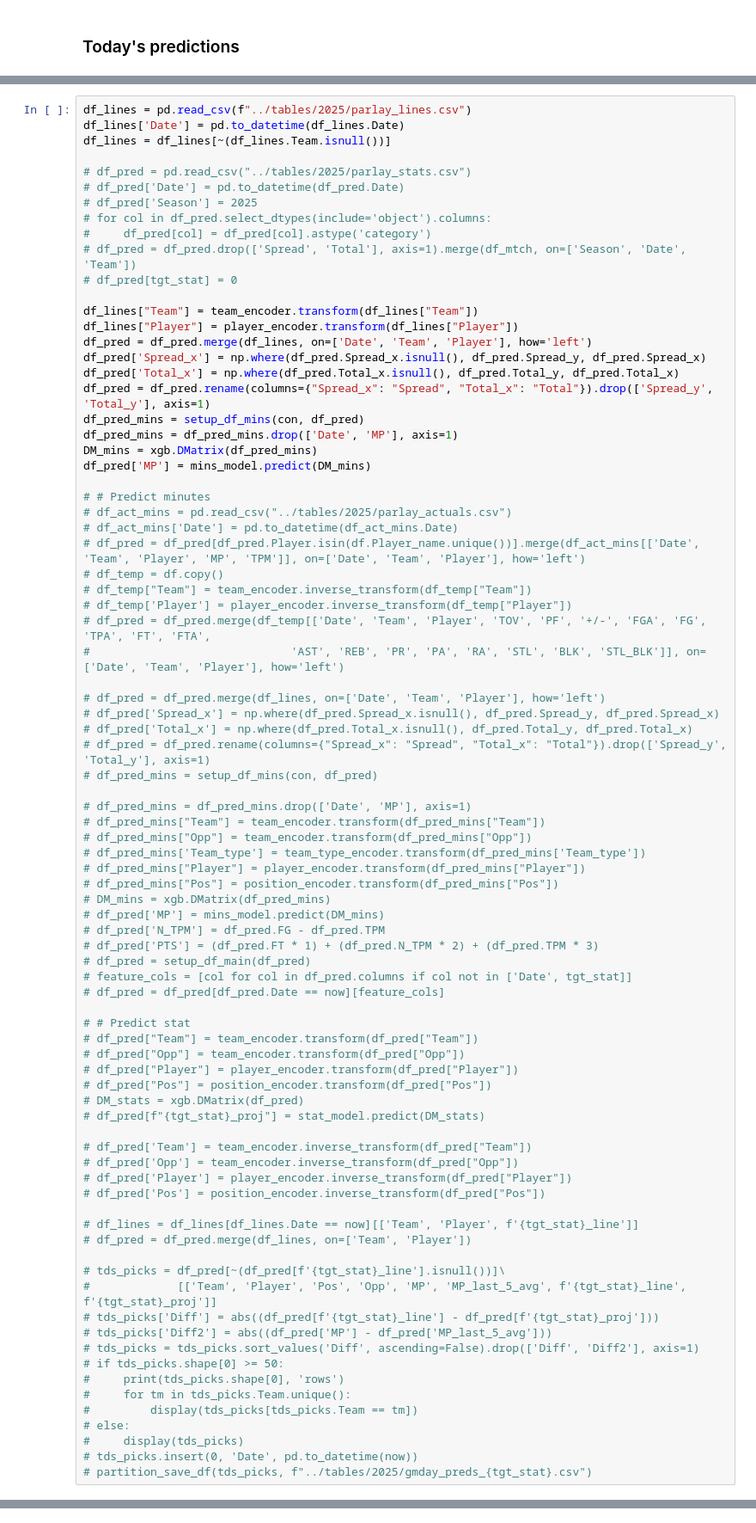
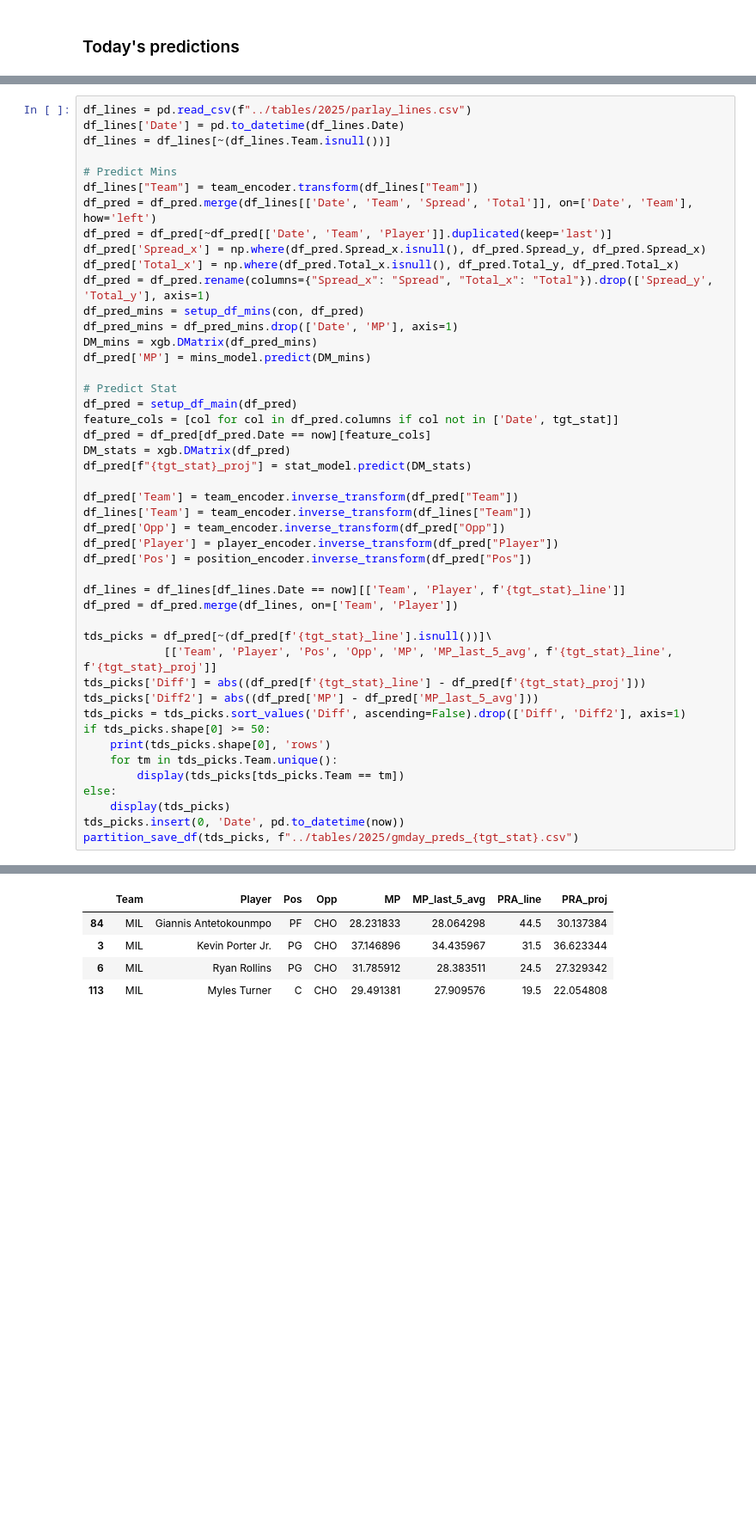
Before and after one commit to Relenes510/fantasy_basketball, a Jupyter notebook: notebooks/create_ML_Regression_model.ipynb, the cells around one changed output, grey strips where cells are left out. Shown at 86% size. Cells and saved outputs as stored; diff of their text form; blank space fills up the shorter version.

Commit message:
Setup Predictions

```diff
--- a/notebooks/create_ML_Regression_model.ipynb
+++ b/notebooks/create_ML_Regression_model.ipynb
@@ -1018,17 +873,10 @@ df_lines = pd.read_csv(f"../tables/2025/parlay_lines.csv")
 df_lines['Date'] = pd.to_datetime(df_lines.Date)
 df_lines = df_lines[~(df_lines.Team.isnull())]
 
-# df_pred = pd.read_csv("../tables/2025/parlay_stats.csv")
-# df_pred['Date'] = pd.to_datetime(df_pred.Date)
-# df_pred['Season'] = 2025
-# for col in df_pred.select_dtypes(include='object').columns:
-#     df_pred[col] = df_pred[col].astype('category')
-# df_pred = df_pred.drop(['Spread', 'Total'], axis=1).merge(df_mtch, on=['Season', 'Date', 'Team'])
-# df_pred[tgt_stat] = 0
-
+# Predict Mins
 df_lines["Team"] = team_encoder.transform(df_lines["Team"])
-df_lines["Player"] = player_encoder.transform(df_lines["Player"])
-df_pred = df_pred.merge(df_lines, on=['Date', 'Team', 'Player'], how='left')
+df_pred = df_pred.merge(df_lines[['Date', 'Team', 'Spread', 'Total']], on=['Date', 'Team'], how='left')
+df_pred = df_pred[~df_pred[['Date', 'Team', 'Player']].duplicated(keep='last')]
 df_pred['Spread_x'] = np.where(df_pred.Spread_x.isnull(), df_pred.Spread_y, df_pred.Spread_x)
 df_pred['Total_x'] = np.where(df_pred.Total_x.isnull(), df_pred.Total_y, df_pred.Total_x)
 df_pred = df_pred.rename(columns={"Spread_x": "Spread", "Total_x": "Total"}).drop(['Spread_y', 'Total_y'], axis=1)
@@ -1037,63 +885,33 @@ df_pred_mins = df_pred_mins.drop(['Date', 'MP'], axis=1)
 DM_mins = xgb.DMatrix(df_pred_mins)
 df_pred['MP'] = mins_model.predict(DM_mins)
 
-# # Predict minutes
-# df_act_mins = pd.read_csv("../tables/2025/parlay_actuals.csv")
-# df_act_mins['Date'] = pd.to_datetime(df_act_mins.Date)
-# df_pred = df_pred[df_pred.Player.isin(df.Player_name.unique())].merge(df_act_mins[['Date', 'Team', 'Player', 'MP', 'TPM']], on=['Date', 'Team', 'Player'], how='left')
-# df_temp = df.copy()
-# df_temp["Team"] = team_encoder.inverse_transform(df_temp["Team"])
-# df_temp['Player'] = player_encoder.inverse_transform(df_temp["Player"])
-# df_pred = df_pred.merge(df_temp[['Date', 'Team', 'Player', 'TOV', 'PF', '+/-', 'FGA', 'FG', 'TPA', 'FT', 'FTA',
-#                              'AST', 'REB', 'PR', 'PA', 'RA', 'STL', 'BLK', 'STL_BLK']], on=['Date', 'Team', 'Player'], how='left')
+# Predict Stat
+df_pred = setup_df_main(df_pred)
+feature_cols = [col for col in df_pred.columns if col not in ['Date', tgt_stat]]
+df_pred = df_pred[df_pred.Date == now][feature_cols]
+DM_stats = xgb.DMatrix(df_pred)
+df_pred[f"{tgt_stat}_proj"] = stat_model.predict(DM_stats)
 
-# df_pred = df_pred.merge(df_lines, on=['Date', 'Team', 'Player'], how='left')
-# df_pred['Spread_x'] = np.where(df_pred.Spread_x.isnull(), df_pred.Spread_y, df_pred.Spread_x)
-# df_pred['Total_x'] = np.where(df_pred.Total_x.isnull(), df_pred.Total_y, df_pred.Total_x)
-# df_pred = df_pred.rename(columns={"Spread_x": "Spread", "Total_x": "Total"}).drop(['Spread_y', 'Total_y'], axis=1)
-# df_pred_mins = setup_df_mins(con, df_pred)
+df_pred['Team'] = team_encoder.inverse_transform(df_pred["Team"])
+df_lines['Team'] = team_encoder.inverse_transform(df_lines["Team"])
+df_pred['Opp'] = team_encoder.inverse_transform(df_pred["Opp"])
+df_pred['Player'] = player_encoder.inverse_transform(df_pred["Player"])
+df_pred['Pos'] = position_encoder.inverse_transform(df_pred["Pos"])
 
-# df_pred_mins = df_pred_mins.drop(['Date', 'MP'], axis=1)
-# df_pred_mins["Team"] = team_encoder.transform(df_pred_mins["Team"])
-# df_pred_mins["Opp"] = team_encoder.transform(df_pred_mins["Opp"])
-# df_pred_mins['Team_type'] = team_type_encoder.transform(df_pred_mins['Team_type'])
-# df_pred_mins["Player"] = player_encoder.transform(df_pred_mins["Player"])
-# df_pred_mins["Pos"] = position_encoder.transform(df_pred_mins["Pos"])
-# DM_mins = xgb.DMatrix(df_pred_mins)
-# df_pred['MP'] = mins_model.predict(DM_mins)
-# df_pred['N_TPM'] = df_pred.FG - df_pred.TPM
-# df_pred['PTS'] = (df_pred.FT * 1) + (df_pred.N_TPM * 2) + (df_pred.TPM * 3)
-# df_pred = setup_df_main(df_pred)
-# feature_cols = [col for col in df_pred.columns if col not in ['Date', tgt_stat]]
-# df_pred = df_pred[df_pred.Date == now][feature_cols]
+df_lines = df_lines[df_lines.Date == now][['Team', 'Player', f'{tgt_stat}_line']]
+df_pred = df_pred.merge(df_lines, on=['Team', 'Player'])
 
-# # Predict stat
-# df_pred["Team"] = team_encoder.transform(df_pred["Team"])
-# df_pred["Opp"] = team_encoder.transform(df_pred["Opp"])
-# df_pred["Player"] = player_encoder.transform(df_pred["Player"])
-# df_pred["Pos"] = position_encoder.transform(df_pred["Pos"])
-# DM_stats = xgb.DMatrix(df_pred)
-# df_pred[f"{tgt_stat}_proj"] = stat_model.predict(DM_stats)
-
-# df_pred['Team'] = team_encoder.inverse_transform(df_pred["Team"])
-# df_pred['Opp'] = team_encoder.inverse_transform(df_pred["Opp"])
-# df_pred['Player'] = player_encoder.inverse_transform(df_pred["Player"])
-# df_pred['Pos'] = position_encoder.inverse_transform(df_pred["Pos"])
-
-# df_lines = df_lines[df_lines.Date == now][['Team', 'Player', f'{tgt_stat}_line']]
-# df_pred = df_pred.merge(df_lines, on=['Team', 'Player'])
-
-# tds_picks = df_pred[~(df_pred[f'{tgt_stat}_line'].isnull())]\
-#             [['Team', 'Player', 'Pos', 'Opp', 'MP', 'MP_last_5_avg', f'{tgt_stat}_line', f'{tgt_stat}_proj']]
-# tds_picks['Diff'] = abs((df_pred[f'{tgt_stat}_line'] - df_pred[f'{tgt_stat}_proj']))
-# tds_picks['Diff2'] = abs((df_pred['MP'] - df_pred['MP_last_5_avg']))
-# tds_picks = tds_picks.sort_values('Diff', ascending=False).drop(['Diff', 'Diff2'], axis=1)
-# if tds_picks.shape[0] >= 50:
-#     print(tds_picks.shape[0], 'rows')
-#     for tm in tds_picks.Team.unique():
-#         display(tds_picks[tds_picks.Team == tm])
-# else:
-#     display(tds_picks)
-# tds_picks.insert(0, 'Date', pd.to_datetime(now))
-# partition_save_df(tds_picks, f"../tables/2025/gmday_preds_{tgt_stat}.csv")
+tds_picks = df_pred[~(df_pred[f'{tgt_stat}_line'].isnull())]\
+            [['Team', 'Player', 'Pos', 'Opp', 'MP', 'MP_last_5_avg', f'{tgt_stat}_line', f'{tgt_stat}_proj']]
+tds_picks['Diff'] = abs((df_pred[f'{tgt_stat}_line'] - df_pred[f'{tgt_stat}_proj']))
+tds_picks['Diff2'] = abs((df_pred['MP'] - df_pred['MP_last_5_avg']))
+tds_picks = tds_picks.sort_values('Diff', ascending=False).drop(['Diff', 'Diff2'], axis=1)
+if tds_picks.shape[0] >= 50:
+    print(tds_picks.shape[0], 'rows')
+    for tm in tds_picks.Team.unique():
+        display(tds_picks[tds_picks.Team == tm])
+else:
+    display(tds_picks)
+tds_picks.insert(0, 'Date', pd.to_datetime(now))
+partition_save_df(tds_picks, f"../tables/2025/gmday_preds_{tgt_stat}.csv")
 # %% [output]
@@ -1100,0 +919,5 @@ ValueError: y contains previously unseen labels: 'AJ Green'
+|  | Team | Player | Pos | Opp | MP | MP_last_5_avg | PRA_line | PRA_proj |
+| 84 | MIL | Giannis Antetokounmpo | PF | CHO | 28.231833 | 28.064298 | 44.5 | 30.137384 |
+| 3 | MIL | Kevin Porter Jr. | PG | CHO | 37.146896 | 34.435967 | 31.5 | 36.623344 |
+| 6 | MIL | Ryan Rollins | PG | CHO | 31.785912 | 28.383511 | 24.5 | 27.329342 |
+| 113 | MIL | Myles Turner | C | CHO | 29.491381 | 27.909576 | 19.5 | 22.054808 |
```
Also changed, not shown: parts of 9 cells of this notebook, 3 other files.
